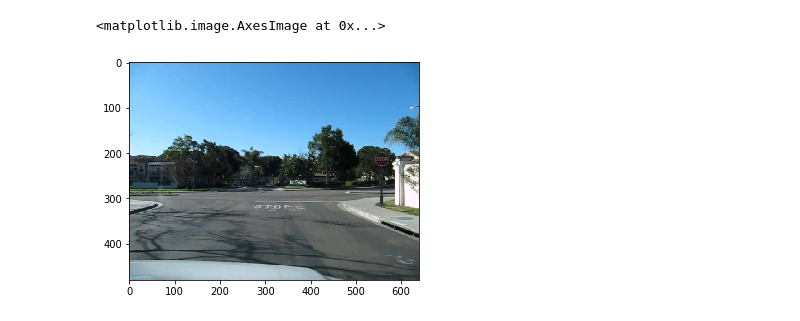
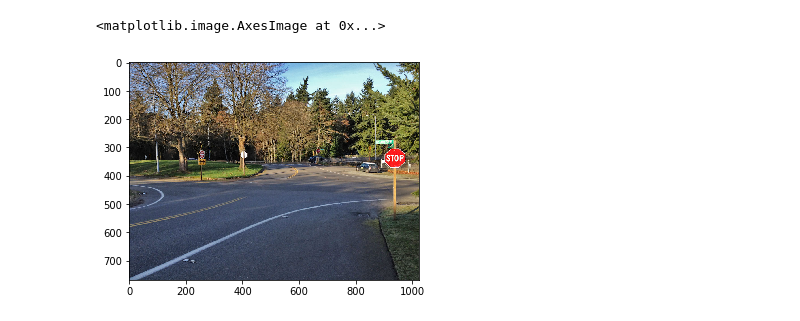
Before and after one commit to Olarm/EIT-HAM-gruppe4, a Jupyter notebook: robotic_vision/notebook.ipynb, the cells around one changed output. Cells and saved outputs as stored; diff of their text form; code cells hidden in the pictures.

```diff
--- a/robotic_vision/notebook.ipynb
+++ b/robotic_vision/notebook.ipynb
@@ -3,6 +3,6 @@ import numpy as np
 import cv2
 import matplotlib.pyplot as plt
 # %%
-filename = '/Users/ola/dev/eit/data/stop_signs/stop_1324866463.avi_image5.png'
+filename = '/Users/ola/dev/eit/data/valid/stopsign/48.jpg'
 img = cv2.imread(filename, cv2.IMREAD_COLOR)
 imgray = cv2.cvtColor(img, cv2.COLOR_BGR2GRAY)
@@ -170,0 +176,18 @@ plt.imshow(img_contours)
+# %%
+def orb(template, img):
+    orb = cv2.ORB_create()
+
+    kp1, des1 = orb.detectAndCompute(template, None)
+    kp2, des2 = orb.detectAndCompute(img, None)
+
+    bf = cv2.BFMatcher(cv2.NORM_HAMMING, crossCheck=True)
+    matches = bf.match(des1, des2)
+    matches = sorted(matches, key = lambda x:x.distance)
+    matches = [i for i in matches if i.distance < 60]
+
+    if len(matches) >= 5:
+        img3 = cv2.drawMatches(template,kp1,img,kp2,matches[:50],None,flags=cv2.DrawMatchesFlags_NOT_DRAW_SINGLE_POINTS)
+        return img3
+    plt.imshow(cv2.cvtColor(img3, cv2.COLOR_BGR2RGB))
+
+    return matches
@@ -170,0 +203,22 @@ plt.imshow(img_contours)
+# %%
+img_m = cv2.imread(filename, cv2.IMREAD_GRAYSCALE)
+template_m = cv2.imread(template, cv2.IMREAD_GRAYSCALE)
+blurred_mask = cv2.blur(red_mask, (3,3))
+ret, thresh = cv2.threshold(red_mask, 127, 255, 0)
+contours, hierarchy = cv2.findContours(red_mask, cv2.RETR_EXTERNAL, cv2.CHAIN_APPROX_SIMPLE)
+
+circles = []
+for cnt in contours:
+    [x,y,w,h] = cv2.boundingRect(cnt)
+    area = cv2.contourArea(cnt)
+
+    #if (np.square(w**2 - h**2) < 50) and (area > 100):
+    if area > 200:
+        print(area)
+        cropped = img_m[y:y+h, x:x+w]
+        matches = orb(template_m, img_m)
+
+        cv2.rectangle(img_m, (x, y), (x+w, y+h),(0,0,255),2)
+
+#plt.imshow(cv2.cvtColor(img_m, cv2.COLOR_BGR2RGB))
+plt.show()
@@ -171,17 +265,17 @@ plt.imshow(img_contours)
 # %%
 img_contours = cv2.imread(filename, cv2.IMREAD_COLOR)
 for cnt in contours :
     area = cv2.contourArea(cnt)
 
     # Shortlisting the regions based on there area.
     if area > 400:
         approx = cv2.approxPolyDP(cnt, 0.009 * cv2.arcLength(cnt, True), True)
         # Checking if the no. of sides of the selected region is 7.
-        if(len(approx) == 22):
+        if(len(approx) == 8):
             cv2.drawContours(img_contours, [approx], 0, (0, 0, 255), 5)
 
 img_contours = cv2.cvtColor(img_contours, cv2.COLOR_BGR2RGB)
 plt.imshow(img_contours)
 # %% [output]
 <matplotlib.image.AxesImage at 0x...>
-[figure, old version]
+[figure, new version]
```
Also changed, not shown: parts of 16 cells of this notebook, 8 other files.
